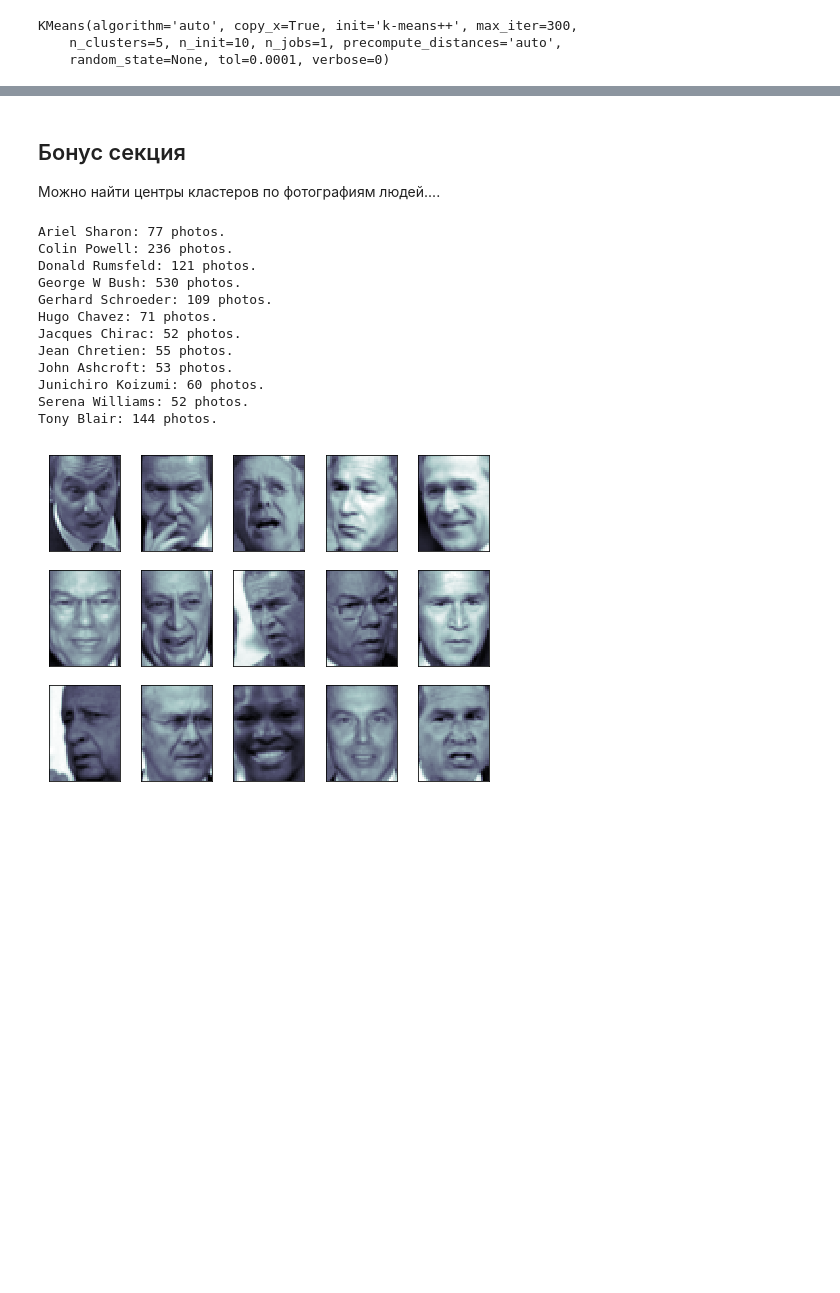
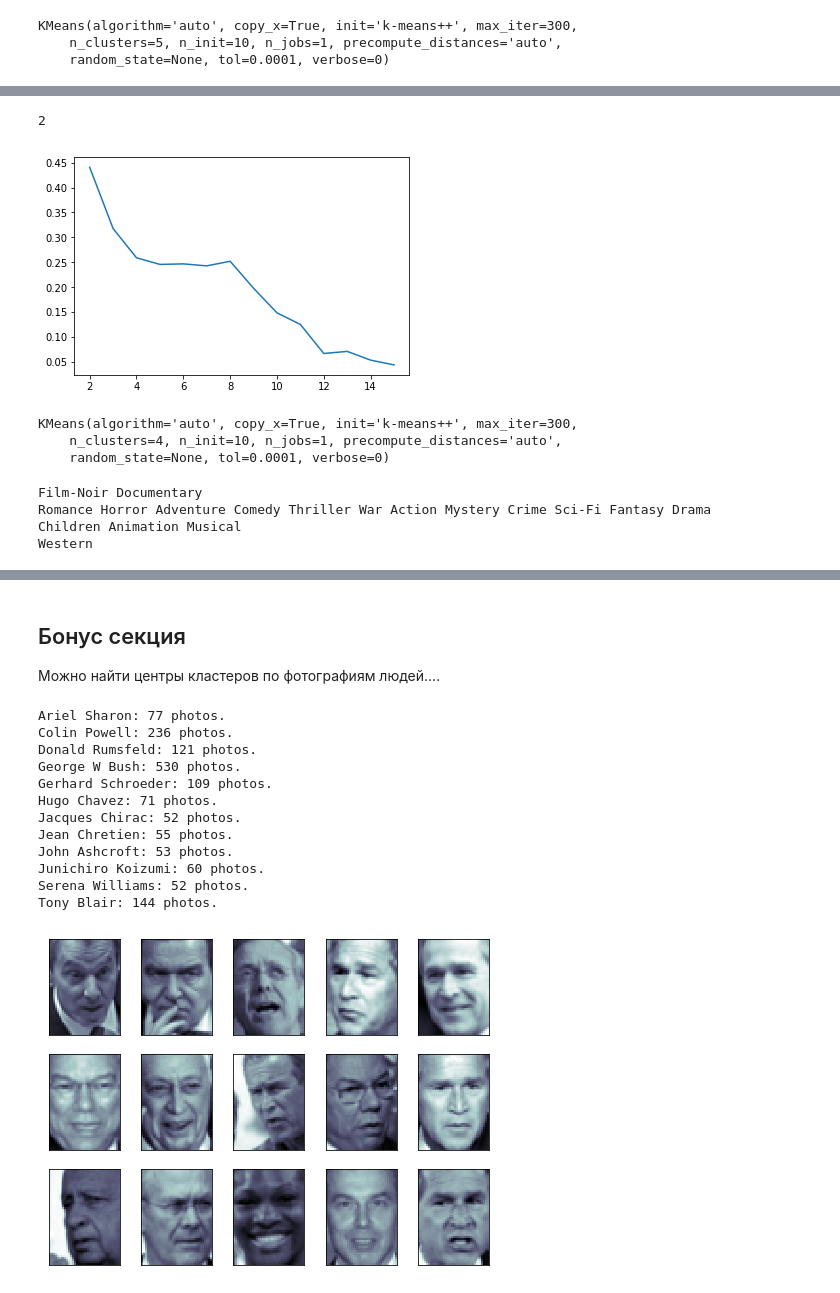
Before and after one commit to 7bits/ml-courses-7bits, a Jupyter notebook: 2017-fall/practises/04-clustering/04-01-clustering.ipynb, the cells around one changed output, grey strips where cells are left out. Cells and saved outputs as stored; diff of their text form; code cells hidden in the pictures; blank space fills up the shorter version.

Commit message:
add cluster practise

```diff
--- a/2017-fall/practises/04-clustering/04-01-clustering.ipynb
+++ b/2017-fall/practises/04-clustering/04-01-clustering.ipynb
@@ -348,7 +381,7 @@ def draw_sil(X, y, range_n_clusters = [2, 3, 4, 5, 6]):
 
         plt.show()
 
-def draw_sil_score(X, y, range_n_clusters=[2, 3, 4, 5, 6, 10, 12, 13, 20]):
+def draw_sil_score(X, range_n_clusters=[2, 3, 4, 5, 6, 10, 12, 13, 20]):
     scores = []
     for n_clusters in range_n_clusters:
         clusterer = KMeans(n_clusters=n_clusters, random_state=10)
@@ -500,0 +592,22 @@ plt.scatter(d[:,0], d[:,1], c=clf.labels_)
+# %%
+draw_sil_score(X,range(2,16))
+# %% [output]
+2
+[figure, added]
+# %%
+clf = KMeans(n_clusters=4)
+clf.fit(X)
+# %% [output]
+KMeans(algorithm='auto', copy_x=True, init='k-means++', max_iter=300,
+    n_clusters=4, n_init=10, n_jobs=1, precompute_distances='auto',
+    random_state=None, tol=0.0001, verbose=0)
+# %%
+clusters = pd.DataFrame(index=df.T.index).reset_index()
+clusters['label'] = clf.labels_
+for el in clusters.groupby('label')['index'].apply(lambda x: ' '.join(x)).values:
+    print(el)
+# %% [output]
+Film-Noir Documentary
+Romance Horror Adventure Comedy Thriller War Action Mystery Crime Sci-Fi Fantasy Drama
+Children Animation Musical
+Western
```
Also changed, not shown: parts of 21 cells of this notebook.
